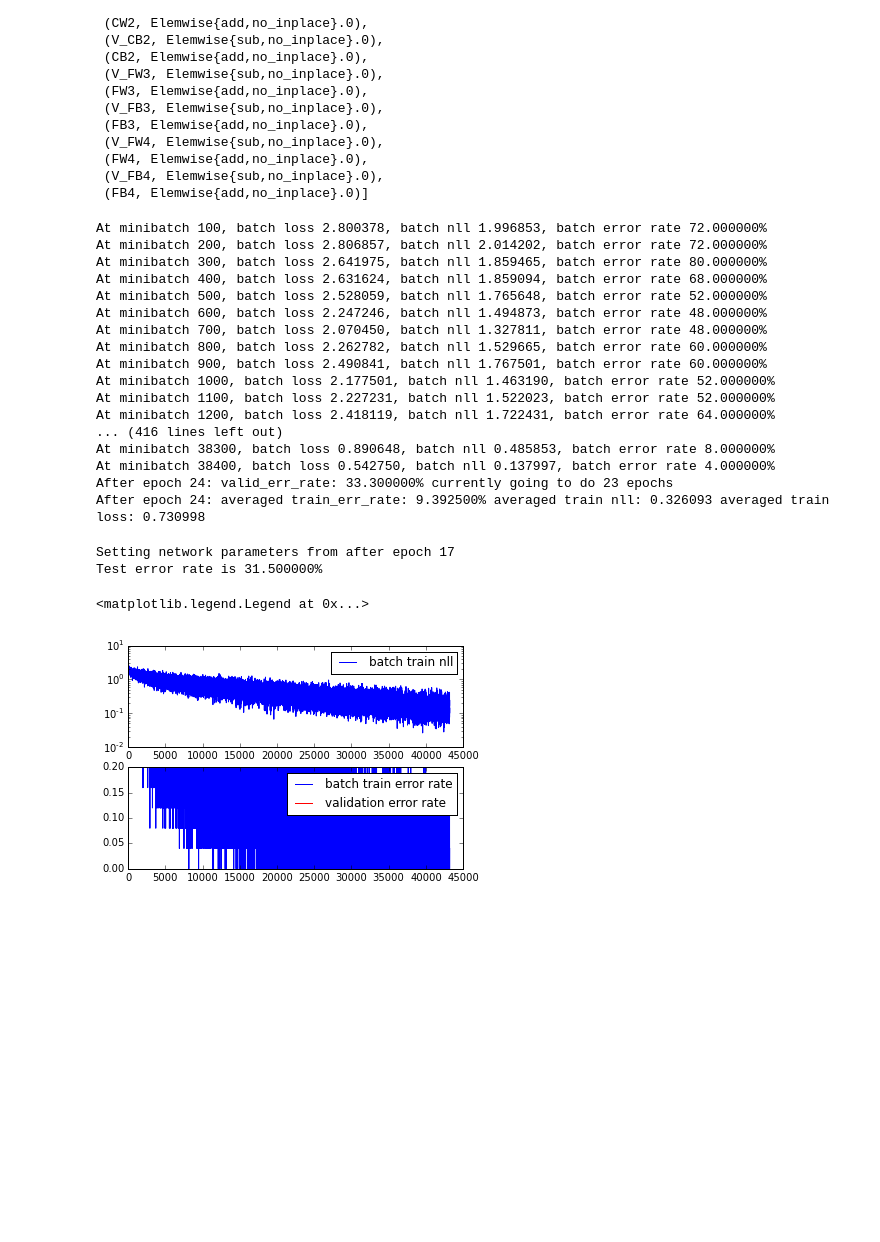
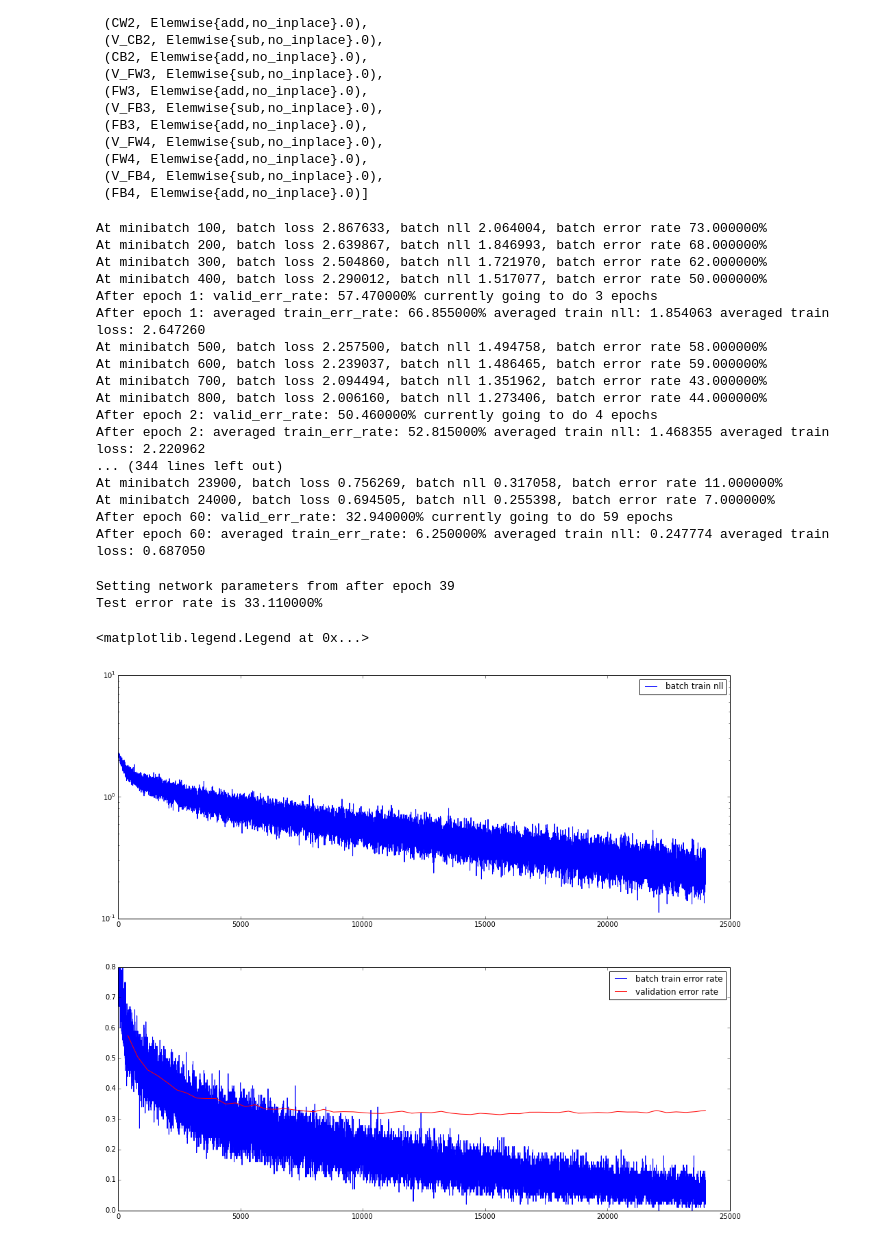
Before and after one commit to paspyy/nn_assignments, a Jupyter notebook: Project/Project.ipynb, the cells around one changed output. Cells and saved outputs as stored; diff of their text form; code cells hidden in the pictures; blank space fills up the shorter version.

```diff
--- a/Project/Project.ipynb
+++ b/Project/Project.ipynb
@@ -11,7 +17,7 @@ from scipy.ndimage.filters import convolve
 #note: this requires the starter code for the assignments!
 from common.plotting import plot_mat
 
-#theano.config.floatX = 'float32'
+theano.config.floatX = 'float32'
 print theano.config.floatX
 # %% [output]
 float32
@@ -73,17 +36,17 @@ cifar10_train = CIFAR10(("train",), subset=slice(None,40000))
 #this stream will shuffle the MNIST set and return us batches of 100 examples
 cifar10_train_stream = DataStream.default_stream(
     cifar10_train,
-    iteration_scheme=ShuffledScheme(cifar10_train.num_examples, 25))
+    iteration_scheme=ShuffledScheme(cifar10_train.num_examples, 100))
 
 cifar10_validation = CIFAR10(("train",), subset=slice(40000, None))
 
 # We will use larger portions for testing and validation
 # as these dont do a backward pass and reauire less RAM.
 cifar10_validation_stream = DataStream.default_stream(
-    cifar10_validation, iteration_scheme=SequentialScheme(cifar10_validation.num_examples, 100))
+    cifar10_validation, iteration_scheme=SequentialScheme(cifar10_validation.num_examples, 300))
 cifar10_test = CIFAR10(("test",))
 cifar10_test_stream = DataStream.default_stream(
-    cifar10_test, iteration_scheme=SequentialScheme(cifar10_test.num_examples, 100))
+    cifar10_test, iteration_scheme=SequentialScheme(cifar10_test.num_examples, 300))
 # %%
 print "The streams return batches containing %s" % (cifar10_train_stream.sources,)
 
@@ -196,7 +163,7 @@ X_test_value, Y_test_value = next(cifar10_train_stream.get_epoch_iterator())
 #
 # Unfortunately, test tags don't work with convolutions with newest Theano :(
 #
-theano.config.compute_test_value = 'off' # Enable the computation of test values
+theano.config.compute_test_value = 'warn' # Enable the computation of test values
 
 
 X.tag.test_value = X_test_value[:3]
@@ -221,9 +188,9 @@ model_parameters += [CW1, CB1]
 after_C1 = theano.tensor.maximum(
     0.0,
     theano.tensor.nnet.conv2d(X, CW1) + CB1.dimshuffle('x',0,'x','x'))
-#print "after_C1 shape: %s" % (after_C1.tag.test_value.shape,)
+print "after_C1 shape: %s" % (after_C1.tag.test_value.shape,)
 after_P1 = theano.tensor.signal.downsample.max_pool_2d(after_C1, (2,2), ignore_border=True)
-#print "after_P1 shape: %s" % (after_P1.tag.test_value.shape,)
+print "after_P1 shape: %s" % (after_P1.tag.test_value.shape,)
 
 
 num_filters_2 = 25 #we will compute ten convolution filters in the first layer
@@ -416,46 +385,48 @@ while e<number_of_epochs: #This loop goes over epochs
         np.mean(np.asarray(train_nll)[epoch_start_i:,1]),
         np.mean(np.asarray(train_loss)[epoch_start_i:,1]))
 # %% [output]
-At minibatch 100, batch loss 2.800378, batch nll 1.996853, batch error rate 72.000000%
-At minibatch 200, batch loss 2.806857, batch nll 2.014202, batch error rate 72.000000%
-At minibatch 300, batch loss 2.641975, batch nll 1.859465, batch error rate 80.000000%
-At minibatch 400, batch loss 2.631624, batch nll 1.859094, batch error rate 68.000000%
-At minibatch 500, batch loss 2.528059, batch nll 1.765648, batch error rate 52.000000%
-At minibatch 600, batch loss 2.247246, batch nll 1.494873, batch error rate 48.000000%
-At minibatch 700, batch loss 2.070450, batch nll 1.327811, batch error rate 48.000000%
-At minibatch 800, batch loss 2.262782, batch nll 1.529665, batch error rate 60.000000%
-At minibatch 900, batch loss 2.490841, batch nll 1.767501, batch error rate 60.000000%
-At minibatch 1000, batch loss 2.177501, batch nll 1.463190, batch error rate 52.000000%
-At minibatch 1100, batch loss 2.227231, batch nll 1.522023, batch error rate 52.000000%
-At minibatch 1200, batch loss 2.418119, batch nll 1.722431, batch error rate 64.000000%
-... (416 lines left out)
-At minibatch 38300, batch loss 0.890648, batch nll 0.485853, batch error rate 8.000000%
-At minibatch 38400, batch loss 0.542750, batch nll 0.137997, batch error rate 4.000000%
-After epoch 24: valid_err_rate: 33.300000% currently going to do 23 epochs
-After epoch 24: averaged train_err_rate: 9.392500% averaged train nll: 0.326093 averaged train loss: 0.730998
+At minibatch 100, batch loss 2.867633, batch nll 2.064004, batch error rate 73.000000%
+At minibatch 200, batch loss 2.639867, batch nll 1.846993, batch error rate 68.000000%
+At minibatch 300, batch loss 2.504860, batch nll 1.721970, batch error rate 62.000000%
+At minibatch 400, batch loss 2.290012, batch nll 1.517077, batch error rate 50.000000%
+After epoch 1: valid_err_rate: 57.470000% currently going to do 3 epochs
+After epoch 1: averaged train_err_rate: 66.855000% averaged train nll: 1.854063 averaged train loss: 2.647260
+At minibatch 500, batch loss 2.257500, batch nll 1.494758, batch error rate 58.000000%
+At minibatch 600, batch loss 2.239037, batch nll 1.486465, batch error rate 59.000000%
+At minibatch 700, batch loss 2.094494, batch nll 1.351962, batch error rate 43.000000%
+At minibatch 800, batch loss 2.006160, batch nll 1.273406, batch error rate 44.000000%
+After epoch 2: valid_err_rate: 50.460000% currently going to do 4 epochs
+After epoch 2: averaged train_err_rate: 52.815000% averaged train nll: 1.468355 averaged train loss: 2.220962
+... (344 lines left out)
+At minibatch 23900, batch loss 0.756269, batch nll 0.317058, batch error rate 11.000000%
+At minibatch 24000, batch loss 0.694505, batch nll 0.255398, batch error rate 7.000000%
+After epoch 60: valid_err_rate: 32.940000% currently going to do 59 epochs
+After epoch 60: averaged train_err_rate: 6.250000% averaged train nll: 0.247774 averaged train loss: 0.687050
 # %%
 print "Setting network parameters from after epoch %d" %(best_params_epoch)
 load_parameters(best_params)
 
 print "Test error rate is %f%%" %(compute_error_rate(cifar10_test_stream)*100.0,)
+
+figure(figsize=(16,14))
 
 subplot(2,1,1)
 train_nll_a = np.array(train_nll)
 semilogy(train_nll_a[:,0], train_nll_a[:,1], label='batch train nll')
 legend()
 
 subplot(2,1,2)
 train_erros_a = np.array(train_erros)
 plot(train_erros_a[:,0], train_erros_a[:,1], label='batch train error rate')
 validation_errors_a = np.array(validation_errors)
 plot(validation_errors_a[:,0], validation_errors_a[:,1], label='validation error rate', color='r')
-ylim(0,0.2)
+ylim(0,0.8)
 legend()
 # %% [output]
-Setting network parameters from after epoch 17
-Test error rate is 31.500000%
+Setting network parameters from after epoch 39
+Test error rate is 33.110000%
 <matplotlib.legend.Legend at 0x...>
-[figure, old version]
+[figure, new version]
 # %%
 iii = predict.maker.inputs[0]
 X = iii.variable
```
Also changed, not shown: parts of 7 cells of this notebook, 1 other file.
